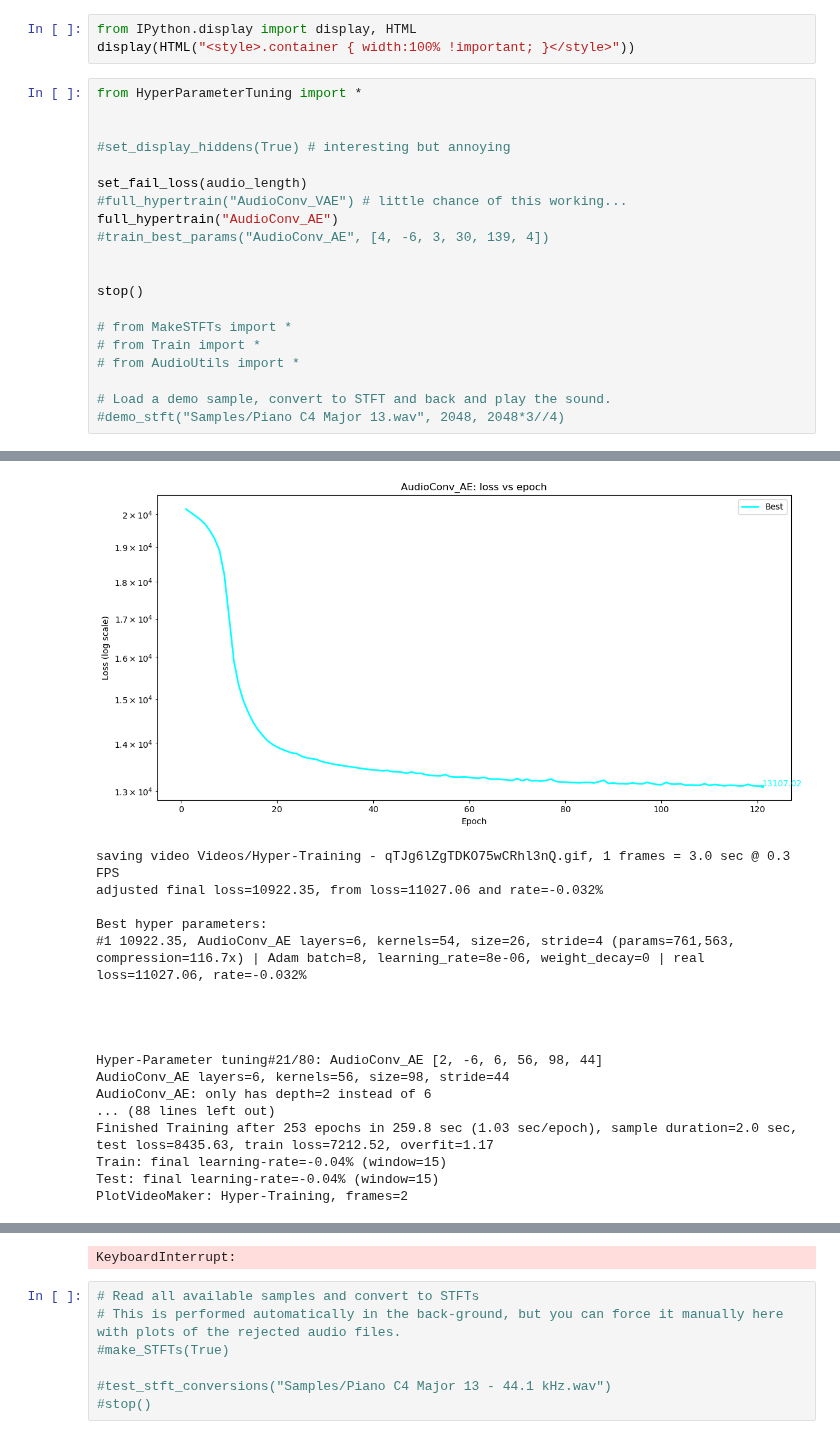
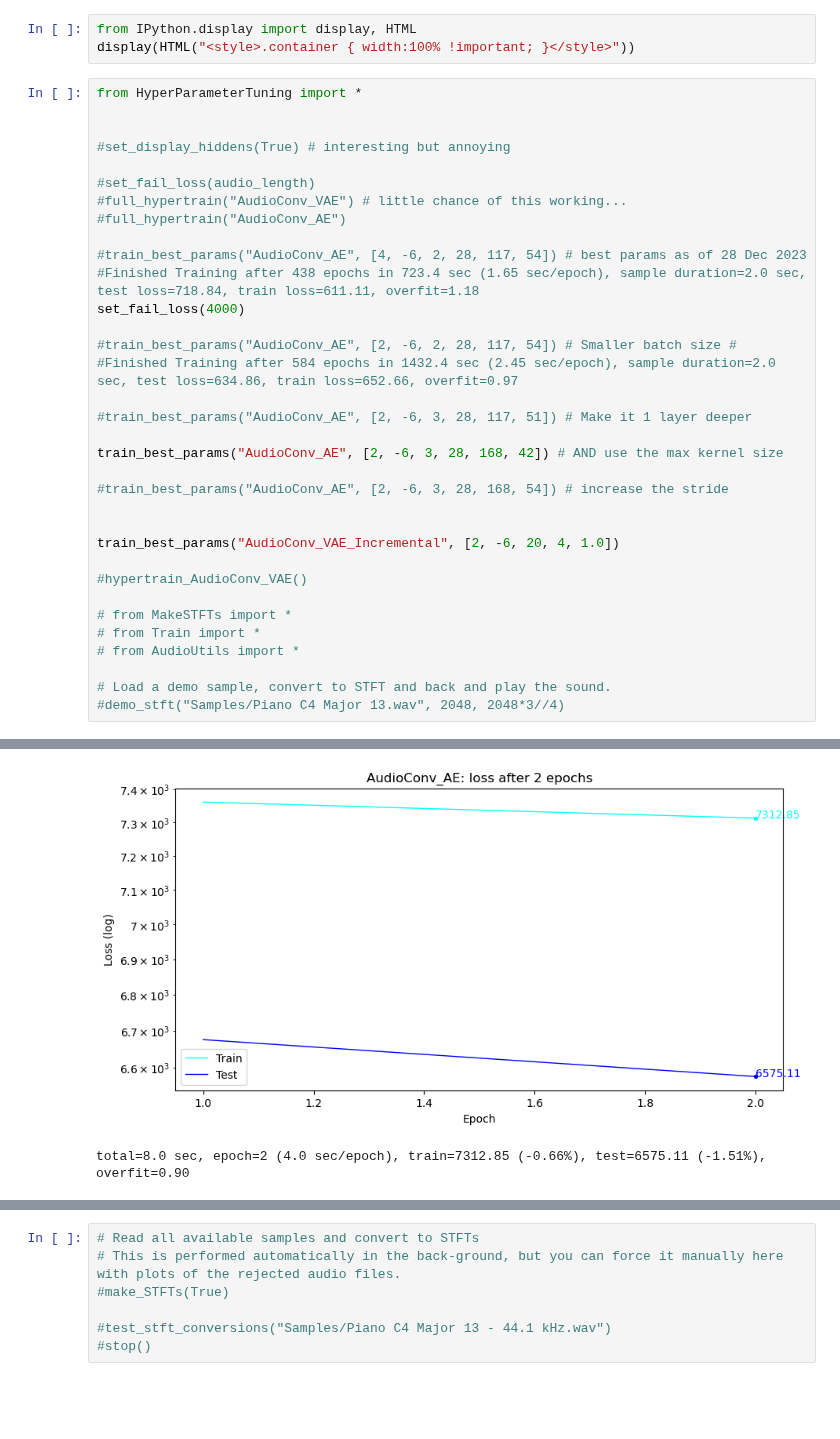
Before and after one commit to RikMaxSpeed/SampleGen, a Jupyter notebook: MakeAndTrain.ipynb, the cells around one changed output, grey strips where cells are left out. Saved outputs shown, nothing was run; the diff lists cells and outputs as text; blank space fills up the shorter version.

Commit message:
Change the AudioConv_AE parameterisation, had to use 'cpu' instead of 'mps' due to MPS abort.

```diff
--- a/MakeAndTrain.ipynb
+++ b/MakeAndTrain.ipynb
@@ -7,13 +7,27 @@ from HyperParameterTuning import *
 
 #set_display_hiddens(True) # interesting but annoying
 
-set_fail_loss(audio_length)
+#set_fail_loss(audio_length)
 #full_hypertrain("AudioConv_VAE") # little chance of this working...
-full_hypertrain("AudioConv_AE")
-#train_best_params("AudioConv_AE", [4, -6, 3, 30, 139, 4])
+#full_hypertrain("AudioConv_AE")
+
+#train_best_params("AudioConv_AE", [4, -6, 2, 28, 117, 54]) # best params as of 28 Dec 2023
+#Finished Training after 438 epochs in 723.4 sec (1.65 sec/epoch), sample duration=2.0 sec, test loss=718.84, train loss=611.11, overfit=1.18
+set_fail_loss(4000)
+
+#train_best_params("AudioConv_AE", [2, -6, 2, 28, 117, 54]) # Smaller batch size #
+#Finished Training after 584 epochs in 1432.4 sec (2.45 sec/epoch), sample duration=2.0 sec, test loss=634.86, train loss=652.66, overfit=0.97
+
+#train_best_params("AudioConv_AE", [2, -6, 3, 28, 117, 51]) # Make it 1 layer deeper
+
+train_best_params("AudioConv_AE", [2, -6, 3, 28, 168, 42]) # AND use the max kernel size
+
+#train_best_params("AudioConv_AE", [2, -6, 3, 28, 168, 54]) # increase the stride
 
 
-stop()
+train_best_params("AudioConv_VAE_Incremental", [2, -6, 20, 4, 1.0])
+
+#hypertrain_AudioConv_VAE()
 
 # from MakeSTFTs import *
 # from Train import *
@@ -42,18 +61,2 @@ PlotVideoMaker: Hyper-Training, frames=1
-[figure, old version]
+[figure, new version]
-saving video Videos/Hyper-Training - qTJg6lZgTDKO75wCRhl3nQ.gif, 1 frames = 3.0 sec @ 0.3 FPS
-adjusted final loss=10922.35, from loss=11027.06 and rate=-0.032%
-
-Best hyper parameters:
-#1 10922.35, AudioConv_AE layers=6, kernels=54, size=26, stride=4 (params=761,563, compression=116.7x) | Adam batch=8, learning_rate=8e-06, weight_decay=0 | real loss=11027.06, rate=-0.032%
-
-
-
-
-Hyper-Parameter tuning#21/80: AudioConv_AE [2, -6, 6, 56, 98, 44]
-AudioConv_AE layers=6, kernels=56, size=98, stride=44
-AudioConv_AE: only has depth=2 instead of 6
-... (88 lines left out)
-Finished Training after 253 epochs in 259.8 sec (1.03 sec/epoch), sample duration=2.0 sec, test loss=8435.63, train loss=7212.52, overfit=1.17
-Train: final learning-rate=-0.04% (window=15)
-Test: final learning-rate=-0.04% (window=15)
-PlotVideoMaker: Hyper-Training, frames=2
+total=8.0 sec, epoch=2 (4.0 sec/epoch), train=7312.85 (-0.66%), test=6575.11 (-1.51%), overfit=0.90
@@ -139,4 +72,3 @@ total=59.9 sec, epoch=42 (1.4 sec/epoch), train=18455.22 (-0.04%), test=19553.91
-KeyboardInterrupt:
 # %%
 # Read all available samples and convert to STFTs
 # This is performed automatically in the back-ground, but you can force it manually here with plots of the rejected audio files.
```
Also changed, not shown: parts of 2 cells of this notebook, 6 other files.
